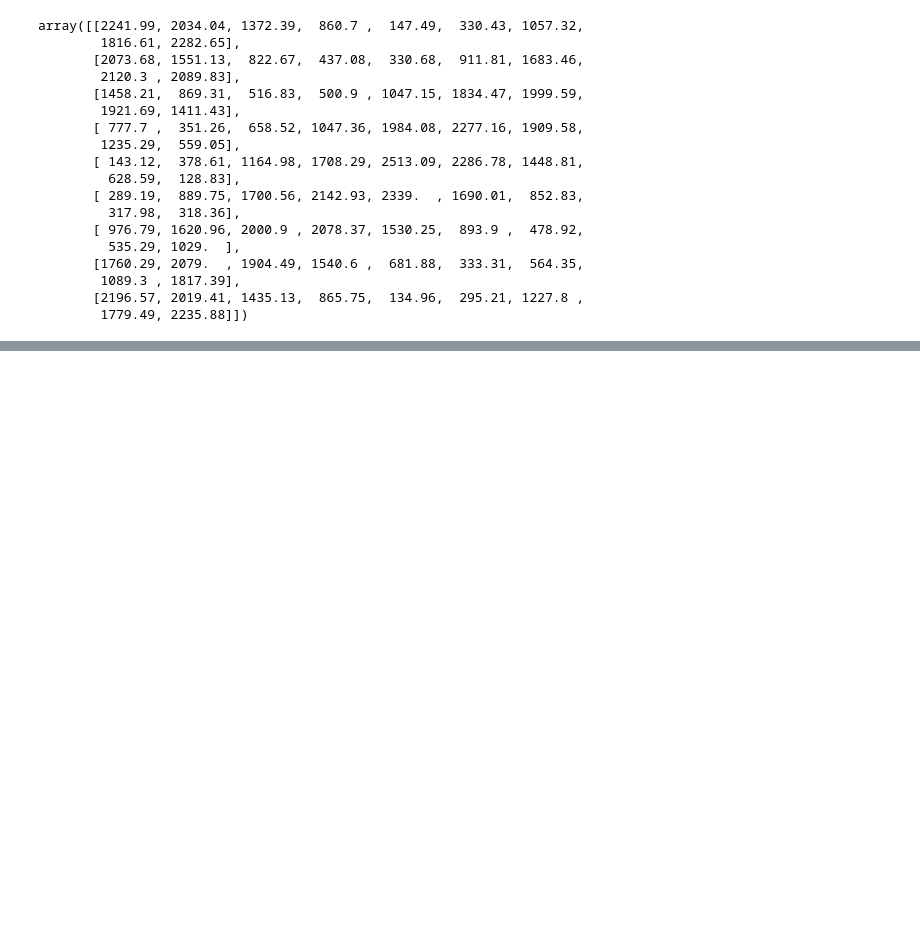
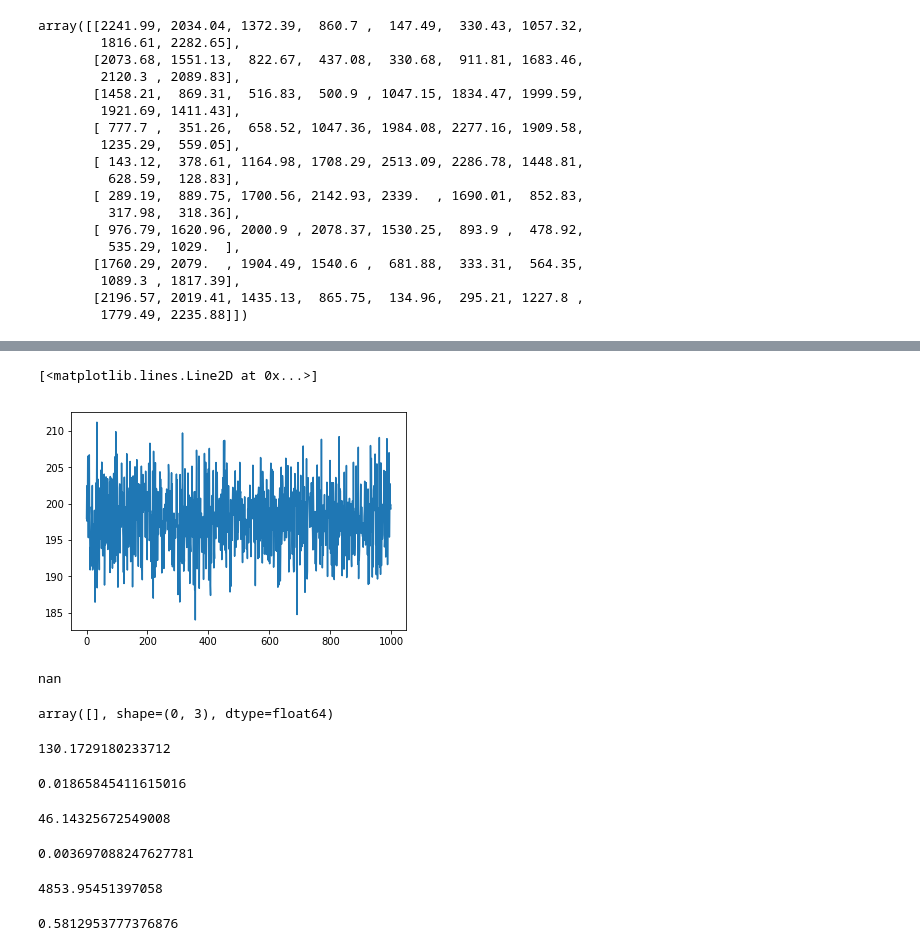
Before and after one commit to Wendywanw/111-labs, a Jupyter notebook: QIE/Untitled.ipynb, the cells around one changed output, grey strips where cells are left out. Cells and saved outputs as stored; diff of their text form; code cells hidden in the pictures; blank space fills up the shorter version.

```diff
--- a/QIE/Untitled.ipynb
+++ b/QIE/Untitled.ipynb
@@ -589,32 +814,38 @@ array([225.  , 236.25, 247.5 , 258.75, 270.  , 281.25, 292.5 , 303.75,
 # %%
 # def monte(n,ang_err = 2):
-ang_err = 2
+ang_err = 0.5
 n = 1000
 x = 2*(alphas-270)
 y = 2*(betas-28)
-X, Y = np.meshgrid(x, y)
+
 angle_err = np.zeros(X.shape)
 angle_err += ang_err
 
 props = []
+res = []
+for i in range(n):
+    X, Y = np.meshgrid(x, y)
+    X =  np.random.normal(X,angle_err)
+    Y =  np.random.normal(Y,angle_err)
 
-for i in range(n:)
-    X =
     # Our function to fit is going to be a sum of two-dimensional Gaussians
-    def pvv_f(ab,phi,c1,c2,A):
+    def pvv_f(ab,phi,theta,A):
         a = ab[0]/180*np.pi
         b = ab[1]/180*np.pi
-    #     theta = theta/180*np.pi
+        theta = theta/180*np.pi
         phi = phi/180*np.pi
 
-        return A*(np.sin(a)**2*np.sin(b)**2*c1**2+np.cos(a)**2*np.cos(b)**2*c2**2
-              +1/2*np.sin(2*a)*np.sin(2*b)*c1*c2*np.cos(phi))
+        return A*(np.sin(a)**2*np.sin(b)**2*np.cos(theta)**2+np.cos(a)**2*np.cos(b)**2*np.sin(theta)**2
+          +1/4*np.sin(2*a)*np.sin(2*b)*np.sin(2*theta)*np.cos(phi))
 
     Z = np.zeros(X.shape).tolist()
 
     for i, a in enumerate(alphas):
         for j, b in enumerate(betas):
-            Z[i][j] = find(a,b)['AB'].values[0]
+            val = find(a,b)['AB'].values[0]
+            err = np.sqrt(val)
+            Z[i][j] = np.random.normal(val,err)
+
     Z = np.array(Z)
 
     ZZ = Z
@@ -631,13 +862,16 @@ for i in range(n:)
     Z = ZZ
     # Do the fit, using our custom _gaussian function which understands our
     # flattened (ravelled) ordering of the data points.
-    popt, pcov = curve_fit(pvv_f, xdata, ZZ.ravel(),p0 = [128.47081446,0.2,0.2,1000])
+    popt, pcov = curve_fit(pvv_f, xdata, ZZ.ravel(),p0 = [128.47081446,45,12928])
     fit = np.zeros(ZZ.shape)
     fit += pvv_f([X, Y], *popt)
     print('Fitted parameters:')
     print(popt)
+    props += [list(popt)]
+
 
     rms = np.sqrt(np.mean((ZZ - fit)**2))
+    res +=[rms]
     print('RMS residual =', rms)
 
     # Plot the 3D figure of the fitted function and the residuals.
@@ -667,0 +916,9 @@ RMS residual = 200.49484527863513
+# %%
+plt.plot(res)
+# %% [output]
+[<matplotlib.lines.Line2D at 0x...>]
+[figure, added]
+# %%
+np.mean(props[:0])
+# %% [output]
+nan
@@ -667,0 +927,22 @@ RMS residual = 200.49484527863513
+# %%
+props[:0]
+# %% [output]
+array([], shape=(0, 3), dtype=float64)
+# %%
+print(np.mean(props[:,0]))
+np.std(props[:,0])/np.sqrt(n)
+# %% [output]
+130.1729180233712
+0.01865845411615016
+# %%
+print(np.mean(props[:,1]))
+np.std(props[:,1])/np.sqrt(n)
+# %% [output]
+46.14325672549008
+0.003697088247627781
+# %%
+print(np.mean(props[:,2]))
+np.std(props[:,2])/np.sqrt(n)
+# %% [output]
+4853.95451397058
+0.5812953777376876
```
Also changed, not shown: parts of 50 cells of this notebook, 1 other file.
